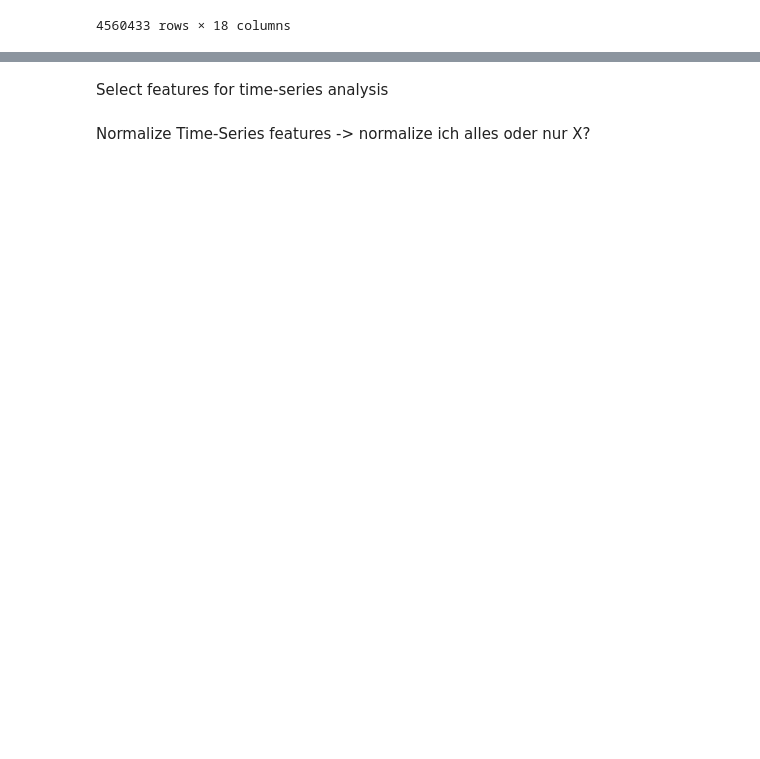
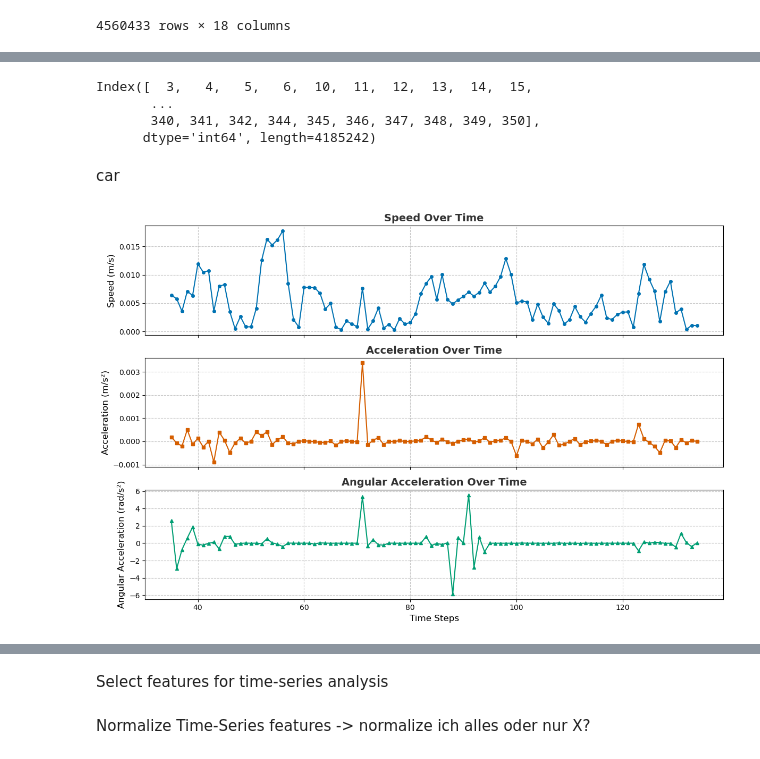
Before and after one commit to benteuu/Masterarbeit-Repo, a Jupyter notebook: lstm_model.ipynb, the cells around one changed output, grey strips where cells are left out. Saved outputs shown, nothing was run; the diff lists cells and outputs as text; code cells hidden in the pictures; blank space fills up the shorter version.

```diff
--- a/lstm_model.ipynb
+++ b/lstm_model.ipynb
@@ -77,0 +171,44 @@ df
+# %%
+df.index
+# %% [output]
+Index([  3,   4,   5,   6,  10,  11,  12,  13,  14,  15,
+       ...
+       340, 341, 342, 344, 345, 346, 347, 348, 349, 350],
+      dtype='int64', length=4185242)
+# %% [markdown]
+car
+# %%
+
+# Select first 100 data points
+subset = df.iloc[3150:3250]
+
+# Create a figure with subplots
+fig, axes = plt.subplots(3, 1, figsize=(12, 8), sharex=True)
+
+# Plot Speed
+axes[0].plot(subset.index, subset['speed'], marker='o', linestyle='-', color='#0072B2', markersize=4, linewidth=1.5)
+axes[0].set_ylabel('Speed (m/s)', fontsize=12)
+axes[0].set_title('Speed Over Time', fontsize=14, fontweight='bold', color='#333333')
+
+# Plot Acceleration
+axes[1].plot(subset.index, subset['acceleration'], marker='s', linestyle='-', color='#D55E00', markersize=4, linewidth=1.5)
+axes[1].set_ylabel('Acceleration (m/s²)', fontsize=12)
+axes[1].set_title('Acceleration Over Time', fontsize=14, fontweight='bold', color='#333333')
+
+
+# Plot Angular Acceleration
+axes[2].plot(subset.index, subset['angular_acceleration'], marker='^', linestyle='-', color='#009E73', markersize=4, linewidth=1.5)
+axes[2].set_ylabel('Angular Acceleration (rad/s²)', fontsize=12)
+axes[2].set_xlabel('Time Steps', fontsize=12)
+axes[2].set_title('Angular Acceleration Over Time', fontsize=14, fontweight='bold', color='#333333')
+
+# Improve layout and show grid
+for ax in axes:
+    ax.grid(True, linestyle="--", alpha=0.7)
+    ax.tick_params(axis='both', labelsize=10)
+
+# Adjust spacing and show the plot
+plt.tight_layout()
+plt.show()
+# %% [output]
+[figure, added]
```
Also changed, not shown: parts of 30 cells of this notebook, 18 other files.
